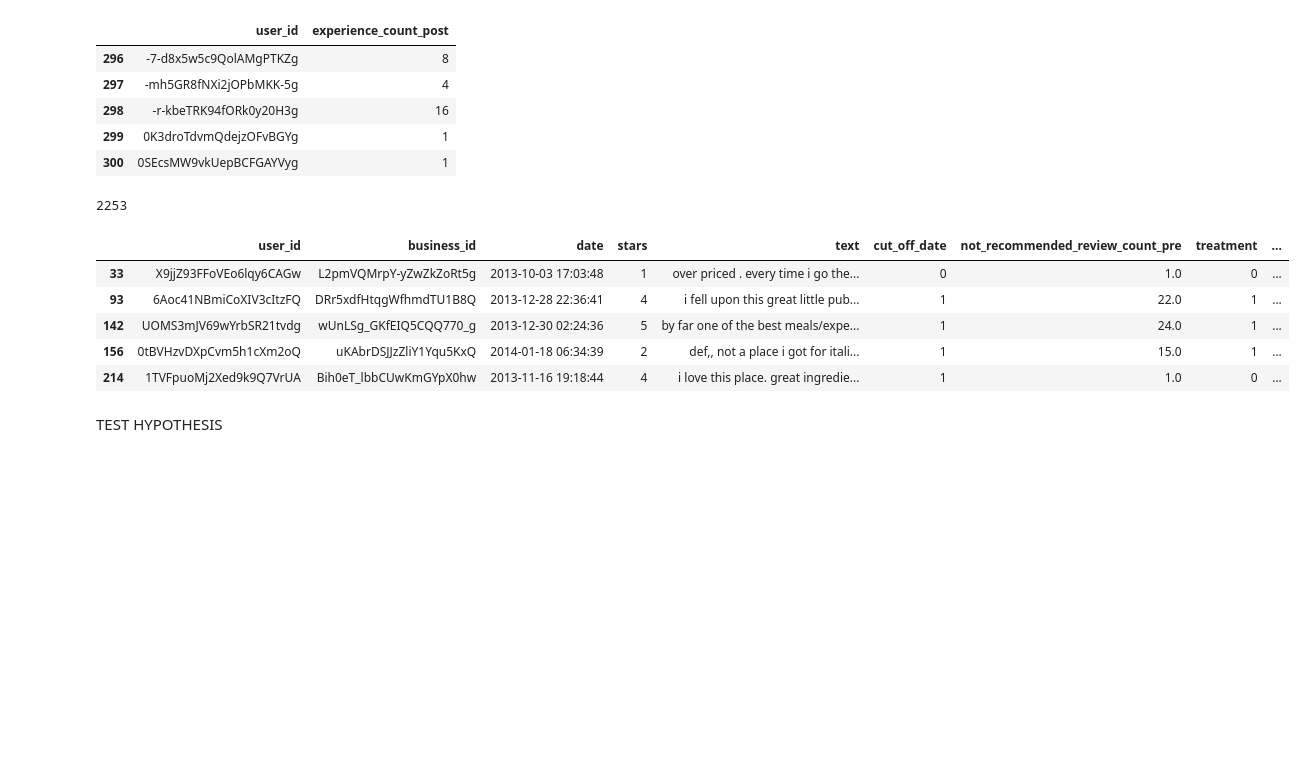
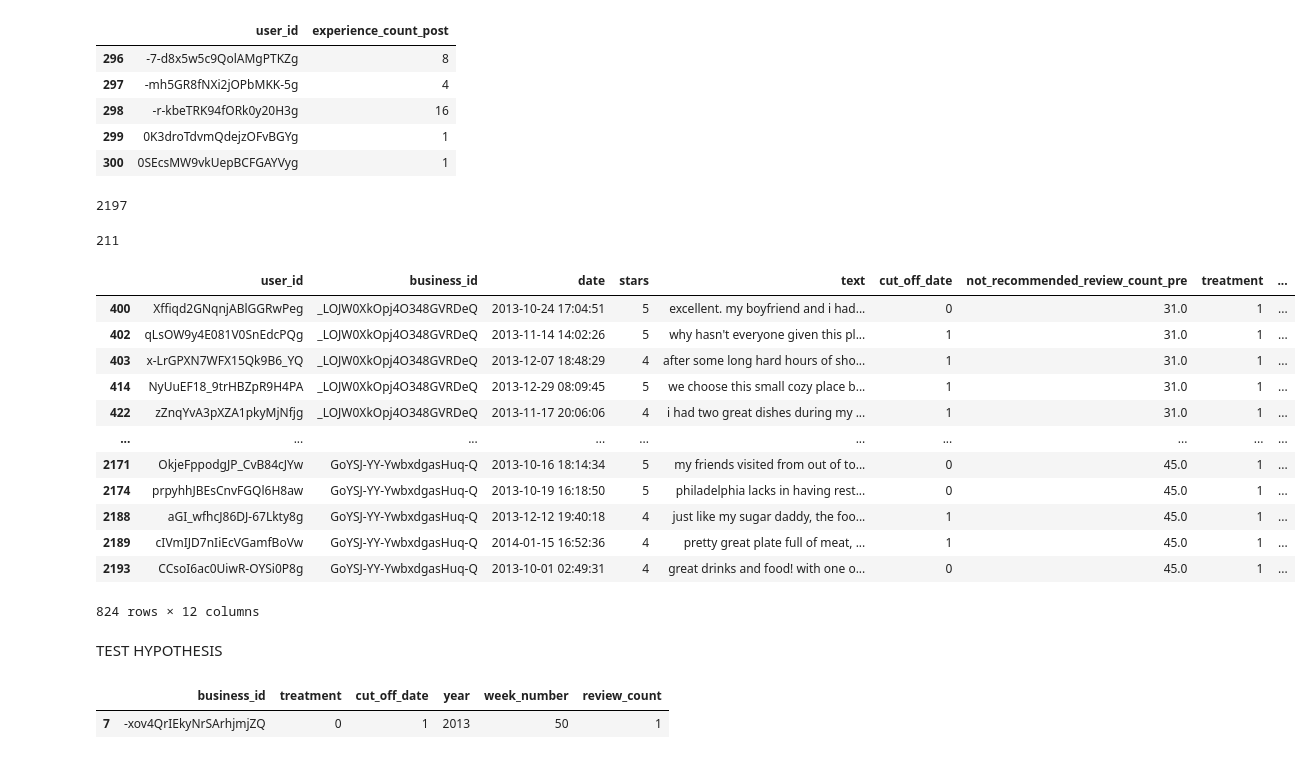
Before and after one commit to marcotoccoli/master_thesis_all, a Jupyter notebook: Dfference_in_Difference.ipynb, the cells around one changed output. Saved outputs shown, nothing was run; the diff lists cells and outputs as text; code cells hidden in the pictures; blank space fills up the shorter version.

```diff
--- a/Dfference_in_Difference.ipynb
+++ b/Dfference_in_Difference.ipynb
@@ -417,18 +430,9 @@ user_experience_reviews_post.head()
 | 299 | 0K3droTdvmQdejzOFvBGYg | 1 |
 | 300 | 0SEcsMW9vkUepBCFGAYVyg | 1 |
 # %%
-filtered_data_ready = pd.merge(filtered_data, user_experience_reviews_pre, how='left', on='user_id')
-filtered_data_ready = pd.merge(filtered_data, user_experience_reviews_post, how='left', on='user_id')
+filtered_data = pd.merge(filtered_data, user_experience_reviews_pre, how='left', on='user_id')
+filtered_data = pd.merge(filtered_data, user_experience_reviews_post, how='left', on='user_id')
 
-print(len(filtered_data_ready))
+print(len(filtered_data))
 # %% [output]
-2253
+2197
-# %%
-filtered_data.head()
-# %% [output]
-|  | user_id | business_id | date | stars | text | cut_off_date | not_recommended_review_count_pre | treatment | ... |
-| 33 | X9jjZ93FFoVEo6lqy6CAGw | L2pmVQMrpY-yZwZkZoRt5g | 2013-10-03 17:03:48 | 1 | over priced . every time i go the... | 0 | 1.0 | 0 | ... |
-| 93 | 6Aoc41NBmiCoXIV3cItzFQ | DRr5xdfHtqgWfhmdTU1B8Q | 2013-12-28 22:36:41 | 4 | i fell upon this great little pub... | 1 | 22.0 | 1 | ... |
-| 142 | UOMS3mJV69wYrbSR21tvdg | wUnLSg_GKfEIQ5CQQ770_g | 2013-12-30 02:24:36 | 5 | by far one of the best meals/expe... | 1 | 24.0 | 1 | ... |
-| 156 | 0tBVHzvDXpCvm5h1cXm2oQ | uKAbrDSJJzZliY1Yqu5KxQ | 2014-01-18 06:34:39 | 2 | def,, not a place i got for itali... | 1 | 15.0 | 1 | ... |
-| 214 | 1TVFpuoMj2Xed9k9Q7VrUA | Bih0eT_lbbCUwKmGYpX0hw | 2013-11-16 19:18:44 | 4 | i love this place. great ingredie... | 1 | 1.0 | 0 | ... |
@@ -435,20 +442,43 @@ filtered_data.head()
+# %%
+filtered_data[(filtered_data['business_id'] == '-t5dx3X0O63jCUuFEd-FcA') & (filtered_data['cut_off_date'] == 0)]
+
+filtered_data['business_id'].nunique()
+# %% [output]
+211
+# %%
+filtered_data[filtered_data['treatment']==1]
+# %% [output]
+|  | user_id | business_id | date | stars | text | cut_off_date | not_recommended_review_count_pre | treatment | ... |
+| 400 | Xffiqd2GNqnjABlGGRwPeg | _LOJW0XkOpj4O348GVRDeQ | 2013-10-24 17:04:51 | 5 | excellent. my boyfriend and i had... | 0 | 31.0 | 1 | ... |
+| 402 | qLsOW9y4E081V0SnEdcPQg | _LOJW0XkOpj4O348GVRDeQ | 2013-11-14 14:02:26 | 5 | why hasn't everyone given this pl... | 1 | 31.0 | 1 | ... |
+| 403 | x-LrGPXN7WFX15Qk9B6_YQ | _LOJW0XkOpj4O348GVRDeQ | 2013-12-07 18:48:29 | 4 | after some long hard hours of sho... | 1 | 31.0 | 1 | ... |
+| 414 | NyUuEF18_9trHBZpR9H4PA | _LOJW0XkOpj4O348GVRDeQ | 2013-12-29 08:09:45 | 5 | we choose this small cozy place b... | 1 | 31.0 | 1 | ... |
+| 422 | zZnqYvA3pXZA1pkyMjNfjg | _LOJW0XkOpj4O348GVRDeQ | 2013-11-17 20:06:06 | 4 | i had two great dishes during my ... | 1 | 31.0 | 1 | ... |
+| ... | ... | ... | ... | ... | ... | ... | ... | ... | ... |
+| 2171 | OkjeFppodgJP_CvB84cJYw | GoYSJ-YY-YwbxdgasHuq-Q | 2013-10-16 18:14:34 | 5 | my friends visited from out of to... | 0 | 45.0 | 1 | ... |
+| 2174 | prpyhhJBEsCnvFGQl6H8aw | GoYSJ-YY-YwbxdgasHuq-Q | 2013-10-19 16:18:50 | 5 | philadelphia lacks in having rest... | 0 | 45.0 | 1 | ... |
+| 2188 | aGI_wfhcJ86DJ-67Lkty8g | GoYSJ-YY-YwbxdgasHuq-Q | 2013-12-12 19:40:18 | 4 | just like my sugar daddy, the foo... | 1 | 45.0 | 1 | ... |
+| 2189 | cIVmIJD7nIiEcVGamfBoVw | GoYSJ-YY-YwbxdgasHuq-Q | 2014-01-15 16:52:36 | 4 | pretty great plate full of meat, ... | 1 | 45.0 | 1 | ... |
+| 2193 | CCsoI6ac0UiwR-OYSi0P8g | GoYSJ-YY-YwbxdgasHuq-Q | 2013-10-01 02:49:31 | 4 | great drinks and food! with one o... | 0 | 45.0 | 1 | ... |
+824 rows × 12 columns
 # %% [markdown]
 TEST HYPOTHESIS
 # %%
-# # H1:  A high number of 'not recommended' reviews decrease future sales to the restaurant.
+# H1:  A high number of 'not recommended' reviews decrease future sales to the restaurant.
 
-# #filter also by year/week
-# filtered_data['year'] = filtered_data['date'].dt.year
-# filtered_data['week_number'] = filtered_data['date'].dt.isocalendar().week
+#ANCHE PAPER CHE HA MANDATO PROF USA OLS P1699
 
-# review_counts_by_week = filtered_data.groupby(['business_id', 'treatment', 'cut_off_date', 'year', 'week_number']).agg(
-#     review_count=('business_id', 'size') # Aggregation for review counts
-# ).reset_index()
+#filter also by year/week
 
-# formula = 'review_count ~ treatment + cut_off_date + treatment:cut_off_date'
+review_counts_by_week = filtered_data
 
-# # Fit the regression model using OLS with the direct interaction term in the formula
-# model = smf.ols(formula=formula, data=review_counts_by_week).fit()
+review_counts_by_week['year'] = review_counts_by_week['date'].dt.year
+review_counts_by_week['week_number'] = review_counts_by_week['date'].dt.isocalendar().week
 
-# # Print the summary of the regression model
-# print(model.summary())
+review_counts_by_week = review_counts_by_week.groupby(['business_id', 'treatment', 'cut_off_date', 'year', 'week_number']) \
+                                      .agg(review_count=('business_id', 'size')).reset_index()
+
+review_counts_by_week[review_counts_by_week['business_id'] == '-xov4QrIEkyNrSArhjmjZQ']
+# %% [output]
+|  | business_id | treatment | cut_off_date | year | week_number | review_count |
+| 7 | -xov4QrIEkyNrSArhjmjZQ | 0 | 1 | 2013 | 50 | 1 |
```
Also changed, not shown: parts of 16 cells of this notebook.
